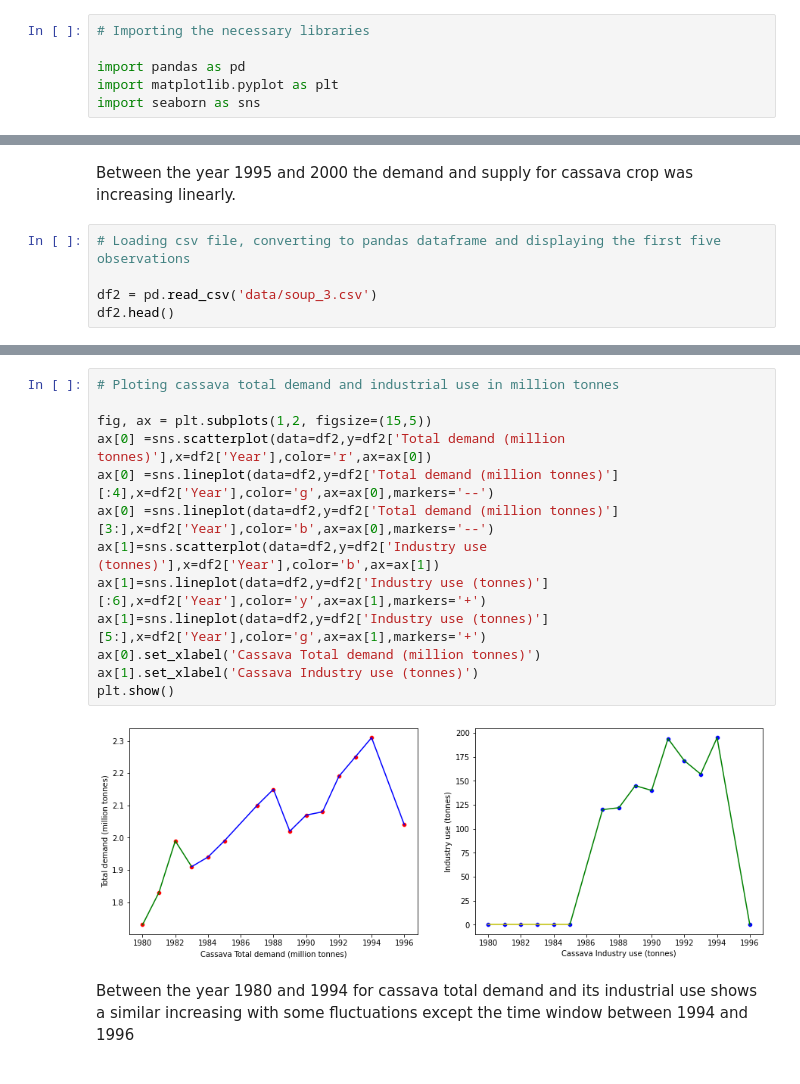
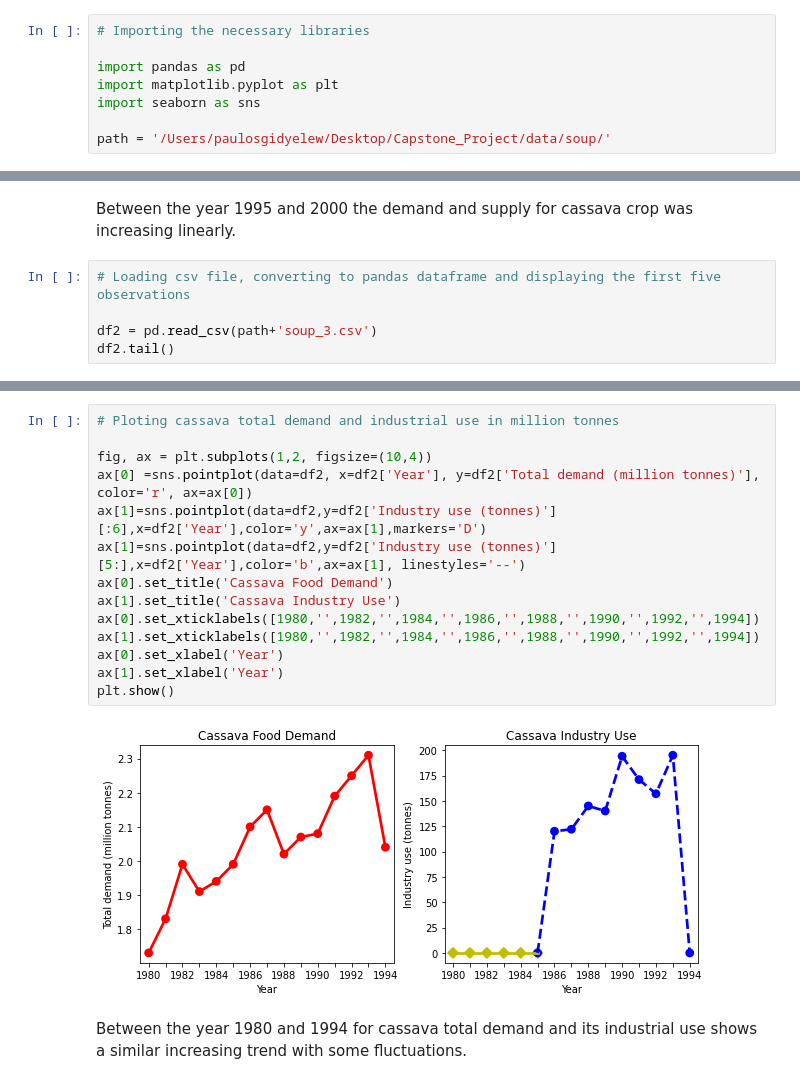
Before and after one commit to Clemens-Bretscher/cassava-classification-capstone, a Jupyter notebook: notebooks/Stakeholder.ipynb, the cells around one changed output, grey strips where cells are left out. Cells and saved outputs as stored; diff of their text form.

Commit message:
added by dagi@paulos

```diff
--- a/notebooks/Stakeholder.ipynb
+++ b/notebooks/Stakeholder.ipynb
@@ -8,6 +8,8 @@ The following tables and graphs show historical data of cassava crop in Uganda s
 import pandas as pd
 import matplotlib.pyplot as plt
 import seaborn as sns
+
+path = '/Users/paulosgidyelew/Desktop/Capstone_Project/data/soup/'
 # %%
 # Loading csv file, converting to pandas dataframe and displaying the first five observations
 
@@ -36,7 +38,7 @@ Between the year 1995 and 2000 the demand and supply for cassava crop was increa
 # %%
 # Loading csv file, converting to pandas dataframe and displaying the first five observations
 
-df2 = pd.read_csv('data/soup_3.csv')
-df2.head()
+df2 = pd.read_csv(path+'soup_3.csv')
+df2.tail()
 # %% [output]
 |  | Year | Population (millions) | Human consumption (million tonnes) | Industry use (tonnes) | Total demand (million tonnes) | ... |
@@ -48,17 +50,18 @@ df2.head()
 # %%
 # Ploting cassava total demand and industrial use in million tonnes
 
-fig, ax = plt.subplots(1,2, figsize=(15,5))
-ax[0] =sns.scatterplot(data=df2,y=df2['Total demand (million tonnes)'],x=df2['Year'],color='r',ax=ax[0])
-ax[0] =sns.lineplot(data=df2,y=df2['Total demand (million tonnes)'][:4],x=df2['Year'],color='g',ax=ax[0],markers='--')
-ax[0] =sns.lineplot(data=df2,y=df2['Total demand (million tonnes)'][3:],x=df2['Year'],color='b',ax=ax[0],markers='--')
-ax[1]=sns.scatterplot(data=df2,y=df2['Industry use (tonnes)'],x=df2['Year'],color='b',ax=ax[1])
-ax[1]=sns.lineplot(data=df2,y=df2['Industry use (tonnes)'][:6],x=df2['Year'],color='y',ax=ax[1],markers='+')
-ax[1]=sns.lineplot(data=df2,y=df2['Industry use (tonnes)'][5:],x=df2['Year'],color='g',ax=ax[1],markers='+')
-ax[0].set_xlabel('Cassava Total demand (million tonnes)')
-ax[1].set_xlabel('Cassava Industry use (tonnes)')
+fig, ax = plt.subplots(1,2, figsize=(10,4))
+ax[0] =sns.pointplot(data=df2, x=df2['Year'], y=df2['Total demand (million tonnes)'], color='r', ax=ax[0])
+ax[1]=sns.pointplot(data=df2,y=df2['Industry use (tonnes)'][:6],x=df2['Year'],color='y',ax=ax[1],markers='D')
+ax[1]=sns.pointplot(data=df2,y=df2['Industry use (tonnes)'][5:],x=df2['Year'],color='b',ax=ax[1], linestyles='--')
+ax[0].set_title('Cassava Food Demand')
+ax[1].set_title('Cassava Industry Use')
+ax[0].set_xticklabels([1980,'',1982,'',1984,'',1986,'',1988,'',1990,'',1992,'',1994])
+ax[1].set_xticklabels([1980,'',1982,'',1984,'',1986,'',1988,'',1990,'',1992,'',1994])
+ax[0].set_xlabel('Year')
+ax[1].set_xlabel('Year')
 plt.show()
 # %% [output]
-[figure, old version]
+[figure, new version]
 # %% [markdown]
-Between the year 1980 and 1994 for cassava total demand and its industrial use shows a similar increasing with some fluctuations except the time window between 1994 and 1996
+Between the year 1980 and 1994 for cassava total demand and its industrial use shows a similar increasing trend with some fluctuations.
```
Also changed, not shown: parts of 2 cells of this notebook, 53 other files.
